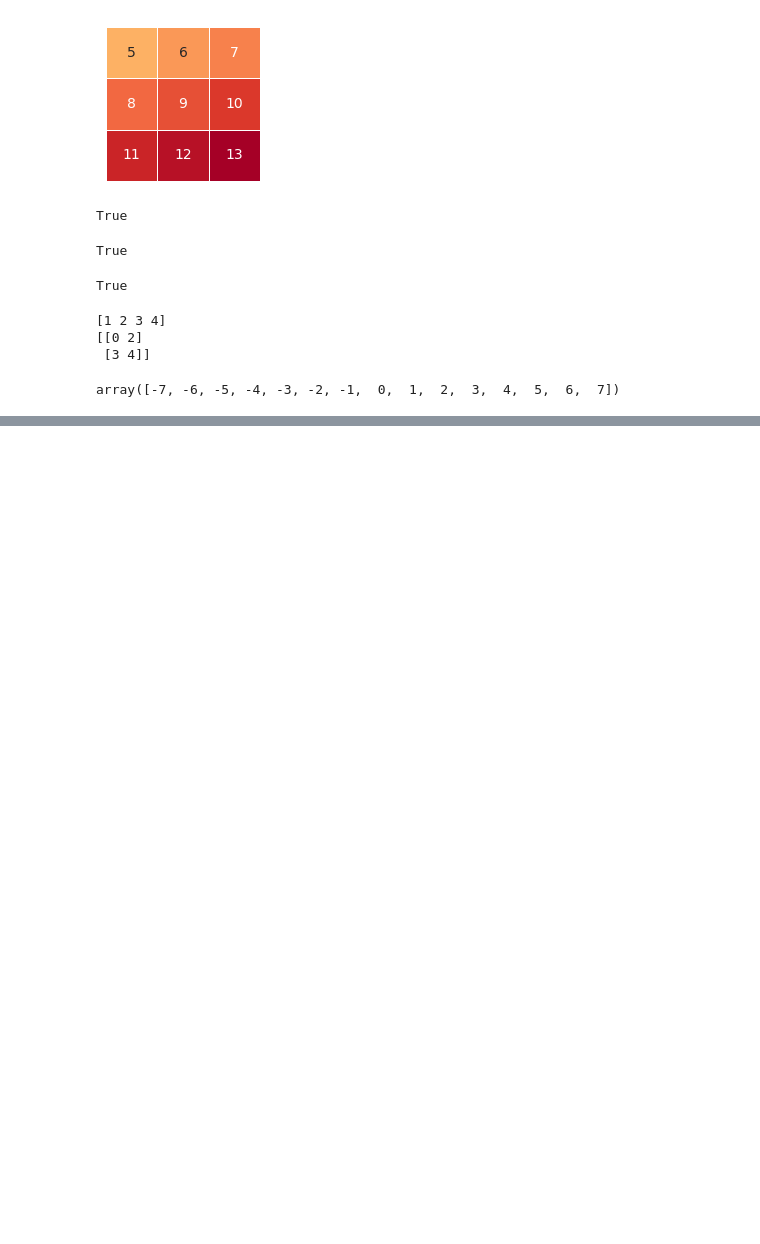
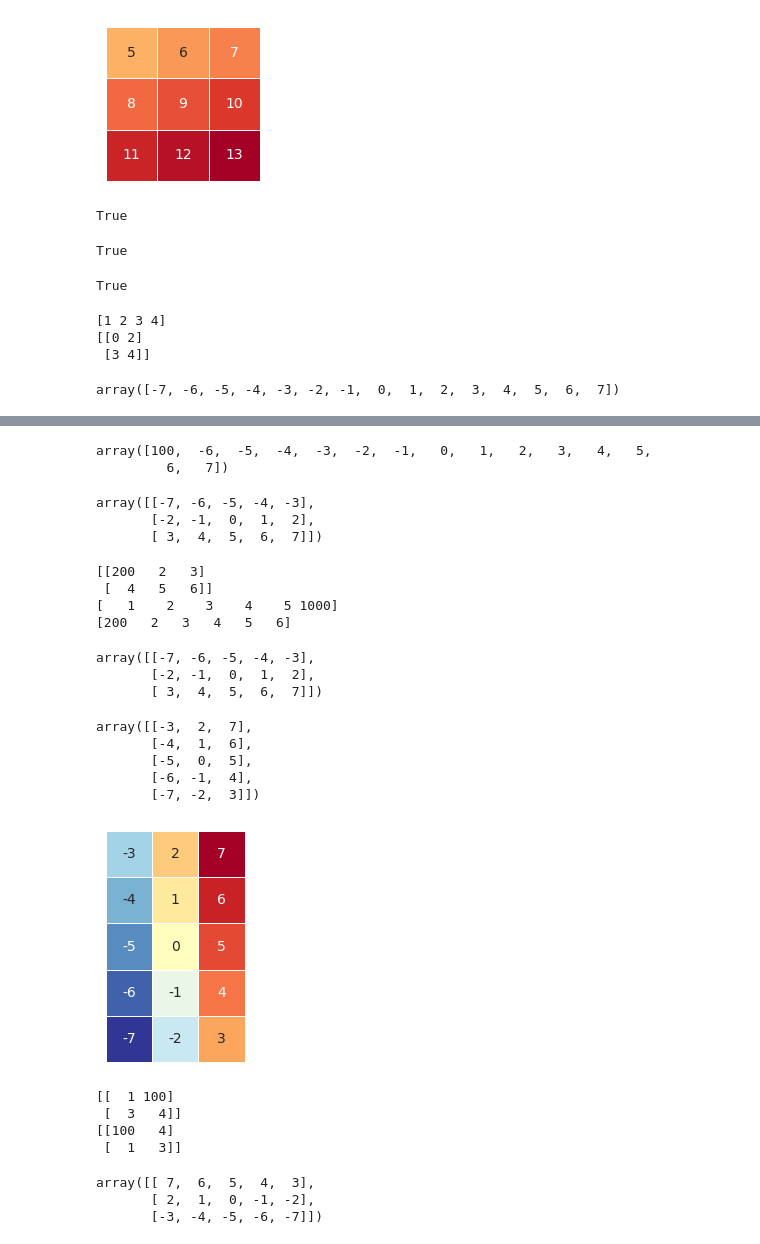
Before and after one commit to Arch-jyh/iris_books, a Jupyter notebook: book1/16/exersice.ipynb, the cells around one changed output, grey strips where cells are left out. Saved outputs shown, nothing was run; the diff lists cells and outputs as text; code cells hidden in the pictures; blank space fills up the shorter version.

```diff
--- a/book1/16/exersice.ipynb
+++ b/book1/16/exersice.ipynb
@@ -476,0 +609,48 @@ TypeError: swapaxes() missing 2 required positional arguments: 'axis1' and 'axis
+# %%
+A_3_by_5_flatten[0] = 100
+A_3_by_5_flatten
+# %% [output]
+array([100,  -6,  -5,  -4,  -3,  -2,  -1,   0,   1,   2,   3,   4,   5,
+         6,   7])
+# %%
+A_3_by_5
+# %% [output]
+array([[-7, -6, -5, -4, -3],
+       [-2, -1,  0,  1,  2],
+       [ 3,  4,  5,  6,  7]])
+# %%
+arr = np.array([[1,2,3],[4,5,6]])
+
+new_arr1=arr.flatten()
+
+new_arr2=arr.ravel()
+
+new_arr1[-1]=1000
+new_arr2[0]=200
+
+print(arr)
+print(new_arr1)
+print(new_arr2)
+# %% [output]
+[[200   2   3]
+ [  4   5   6]]
+[   1    2    3    4    5 1000]
+[200   2   3   4   5   6]
+# %%
+A_3_by_5
+# %% [output]
+array([[-7, -6, -5, -4, -3],
+       [-2, -1,  0,  1,  2],
+       [ 3,  4,  5,  6,  7]])
+# %%
+np.rot90(A_3_by_5)
+# %% [output]
+array([[-3,  2,  7],
+       [-4,  1,  6],
+       [-5,  0,  5],
+       [-6, -1,  4],
+       [-7, -2,  3]])
+# %%
+visualize_2D(np.rot90(A_3_by_5),'逆时针旋转90度',7,-7)
+# %% [output]
+[figure, added]
@@ -476,0 +659,14 @@ TypeError: swapaxes() missing 2 required positional arguments: 'axis1' and 'axis
+# %%
+arr = np.array([[1,2],[3,4]])
+
+rotated_arr=np.rot90(arr)
+
+rotated_arr[0,0] = 100
+
+print(arr)
+print(rotated_arr)
+# %% [output]
+[[  1 100]
+ [  3   4]]
+[[100   4]
+ [  1   3]]
@@ -476,0 +675,6 @@ TypeError: swapaxes() missing 2 required positional arguments: 'axis1' and 'axis
+# %%
+np.flip(A_3_by_5)
+# %% [output]
+array([[ 7,  6,  5,  4,  3],
+       [ 2,  1,  0, -1, -2],
+       [-3, -4, -5, -6, -7]])
```
Also changed, not shown: parts of 25 cells of this notebook, 36 other files.
